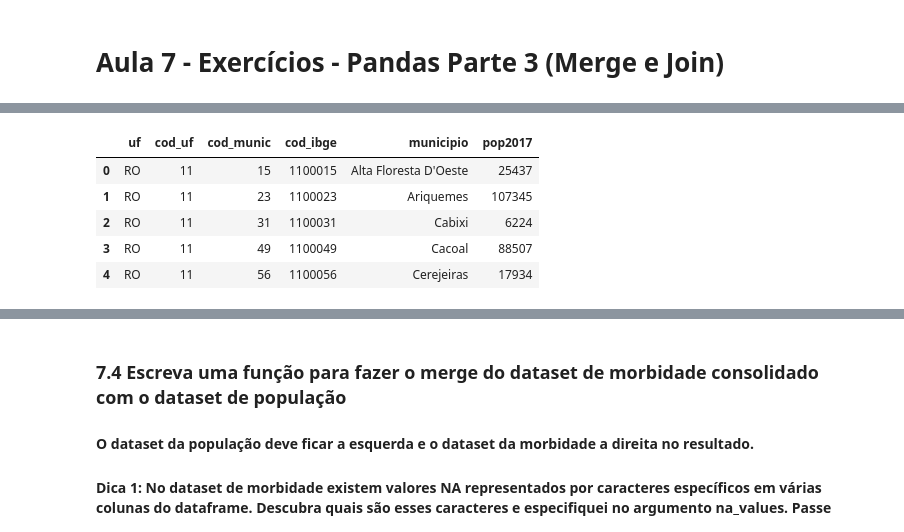
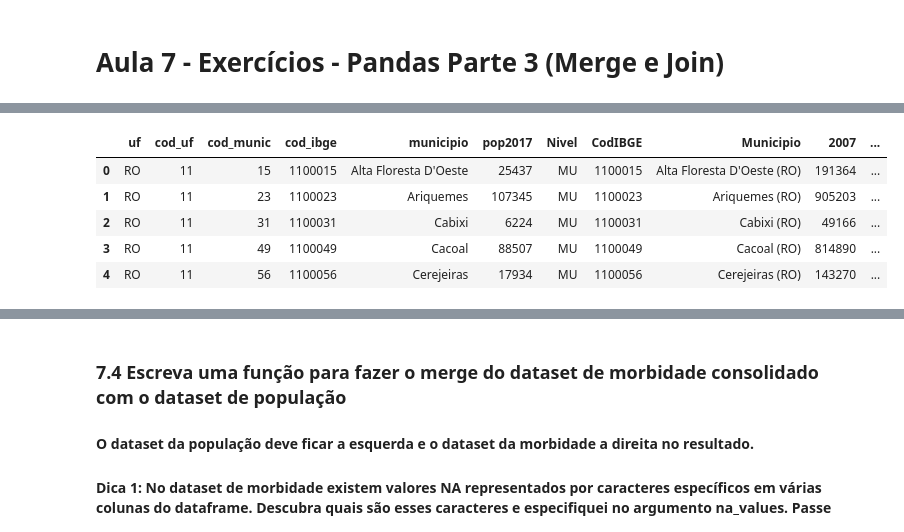
Before and after one commit to tadeugomes/mba_enap_python, a Jupyter notebook: Exercicios/Aula7_Exercicio.ipynb, the cells around one changed output, grey strips where cells are left out. Cells and saved outputs as stored; diff of their text form; code cells hidden in the pictures.

```diff
--- a/Exercicios/Aula7_Exercicio.ipynb
+++ b/Exercicios/Aula7_Exercicio.ipynb
@@ -25,20 +207,23 @@ validate(prompt71, "A7-E1")
+# %%
+import math
+def carregar_e_unir_excel(url_pop, caminho_pib):
+    df_pop = pd.read_excel(url_pop, dtype={'cod_ibge': str})
+    df_pib = pd.read_excel(caminho_pib, skipfooter=1, dtype={'CodIBGE': str})
+    merged_df = pd.merge(df_pop, df_pib, left_on='cod_ibge', right_on='CodIBGE')
+    merged_df['pib_percapita'] = merged_df['2017'] / merged_df['pop2017']
+    merged_df['pib_percapita'] = merged_df['pib_percapita'].apply(lambda x: float(f'{x:.0f}'))
+    return merged_df
 # %%
-# prompt: carregue os dados desse xlsx num pandas dataframe https://github.com/alexlopespereira/mba_enap/raw/refs/heads/main/data/originais/populacao/estimativa_dou_2017.xlsx
+pop_url = 'https://github.com/alexlopespereira/mba_enap/raw/refs/heads/main/data/originais/populacao/estimativa_dou_2017.xlsx'
+pib_url = 'https://github.com/alexlopespereira/mba_enap/raw/main/data/originais/pib/pib_municipios.xlsx'
 
-import pandas as pd
+df_merged = carregar_e_unir_excel(pop_url, pib_url)
 
-def load_dataframe_from_xlsx(url):
-    df = pd.read_excel(url)
-    return df
-
-url = 'https://github.com/alexlopespereira/mba_enap/raw/refs/heads/main/data/originais/populacao/estimativa_dou_2017.xlsx'
-df = load_dataframe_from_xlsx(url)
-
-df.head()
+df_merged.head()
 # %% [output]
-|  | uf | cod_uf | cod_munic | cod_ibge | municipio | pop2017 |
-| 0 | RO | 11 | 15 | 1100015 | Alta Floresta D'Oeste | 25437 |
-| 1 | RO | 11 | 23 | 1100023 | Ariquemes | 107345 |
-| 2 | RO | 11 | 31 | 1100031 | Cabixi | 6224 |
-| 3 | RO | 11 | 49 | 1100049 | Cacoal | 88507 |
-| 4 | RO | 11 | 56 | 1100056 | Cerejeiras | 17934 |
+|  | uf | cod_uf | cod_munic | cod_ibge | municipio | pop2017 | Nivel | CodIBGE | Municipio | 2007 | ... |
+| 0 | RO | 11 | 15 | 1100015 | Alta Floresta D'Oeste | 25437 | MU | 1100015 | Alta Floresta D'Oeste (RO) | 191364 | ... |
+| 1 | RO | 11 | 23 | 1100023 | Ariquemes | 107345 | MU | 1100023 | Ariquemes (RO) | 905203 | ... |
+| 2 | RO | 11 | 31 | 1100031 | Cabixi | 6224 | MU | 1100031 | Cabixi (RO) | 49166 | ... |
+| 3 | RO | 11 | 49 | 1100049 | Cacoal | 88507 | MU | 1100049 | Cacoal (RO) | 814890 | ... |
+| 4 | RO | 11 | 56 | 1100056 | Cerejeiras | 17934 | MU | 1100056 | Cerejeiras (RO) | 143270 | ... |
```
Also changed, not shown: parts of 20 cells of this notebook.
